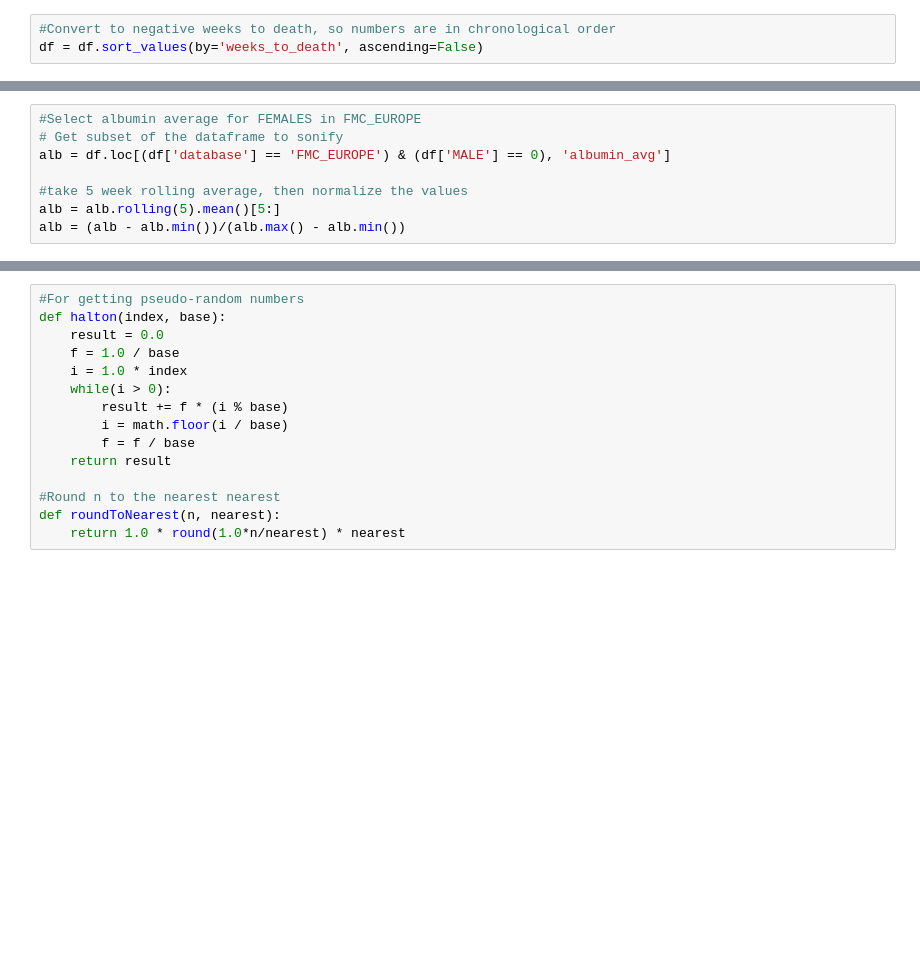
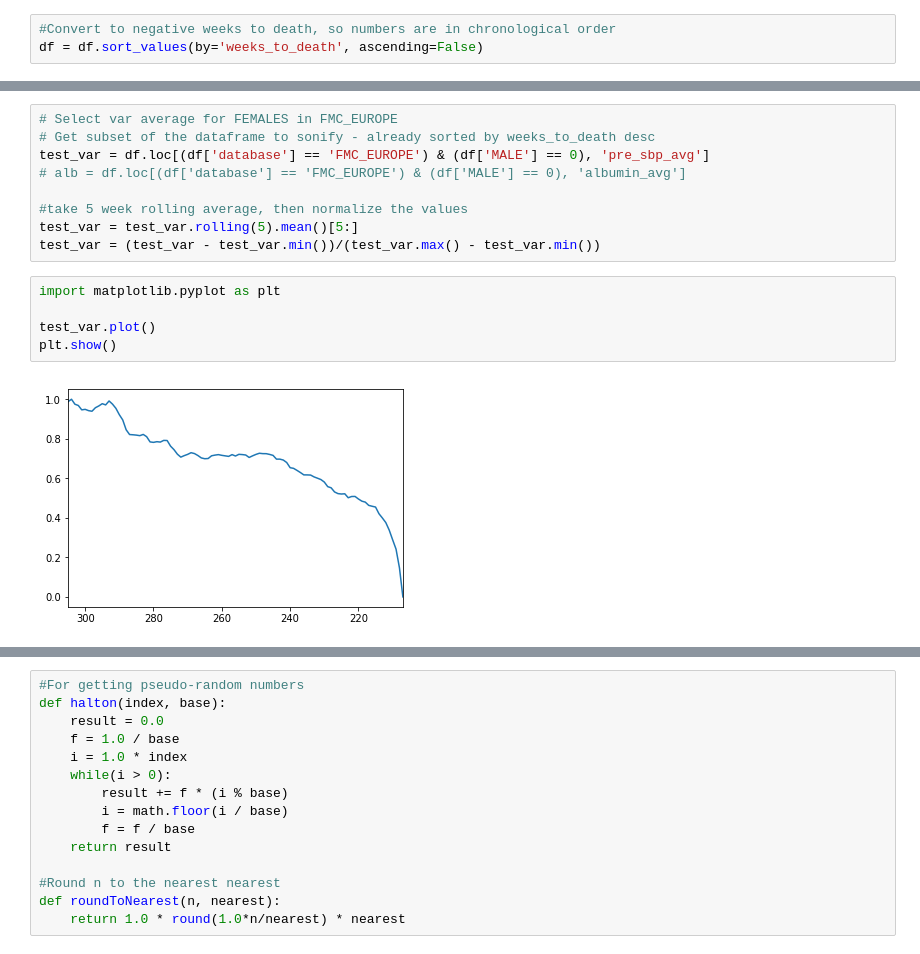
Before and after one commit to creidknox/ds_proj, a Jupyter notebook: Sonification.ipynb, the cells around one changed output, grey strips where cells are left out. Saved outputs shown, nothing was run; the diff lists cells and outputs as text; blank space fills up the shorter version.

```diff
--- a/Sonification.ipynb
+++ b/Sonification.ipynb
@@ -12,8 +19,16 @@ df = df.sort_values(by='weeks_to_death', ascending=False)
 # %%
-#Select albumin average for FEMALES in FMC_EUROPE
-# Get subset of the dataframe to sonify
-alb = df.loc[(df['database'] == 'FMC_EUROPE') & (df['MALE'] == 0), 'albumin_avg']
+# Select var average for FEMALES in FMC_EUROPE
+# Get subset of the dataframe to sonify - already sorted by weeks_to_death desc
+test_var = df.loc[(df['database'] == 'FMC_EUROPE') & (df['MALE'] == 0), 'pre_sbp_avg']
+# alb = df.loc[(df['database'] == 'FMC_EUROPE') & (df['MALE'] == 0), 'albumin_avg']
 
 #take 5 week rolling average, then normalize the values
-alb = alb.rolling(5).mean()[5:]
-alb = (alb - alb.min())/(alb.max() - alb.min())
+test_var = test_var.rolling(5).mean()[5:]
+test_var = (test_var - test_var.min())/(test_var.max() - test_var.min())
+# %%
+import matplotlib.pyplot as plt
+
+test_var.plot()
+plt.show()
+# %% [output]
+[figure, added]
```
Also changed, not shown: parts of 17 cells of this notebook, 27 other files.
